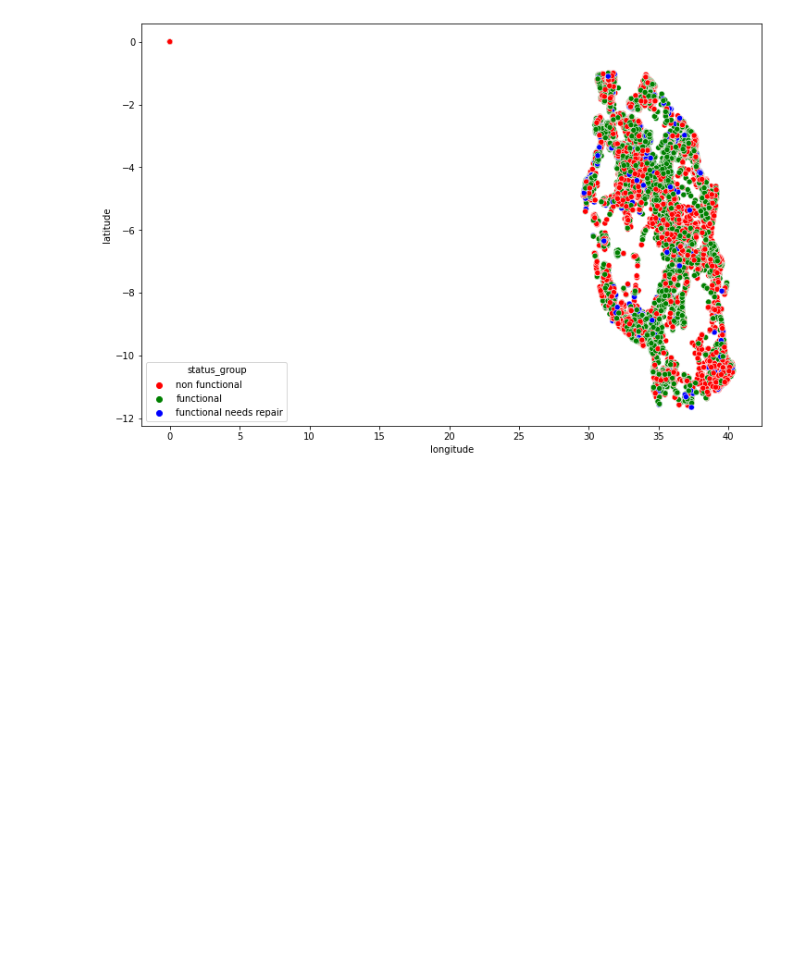
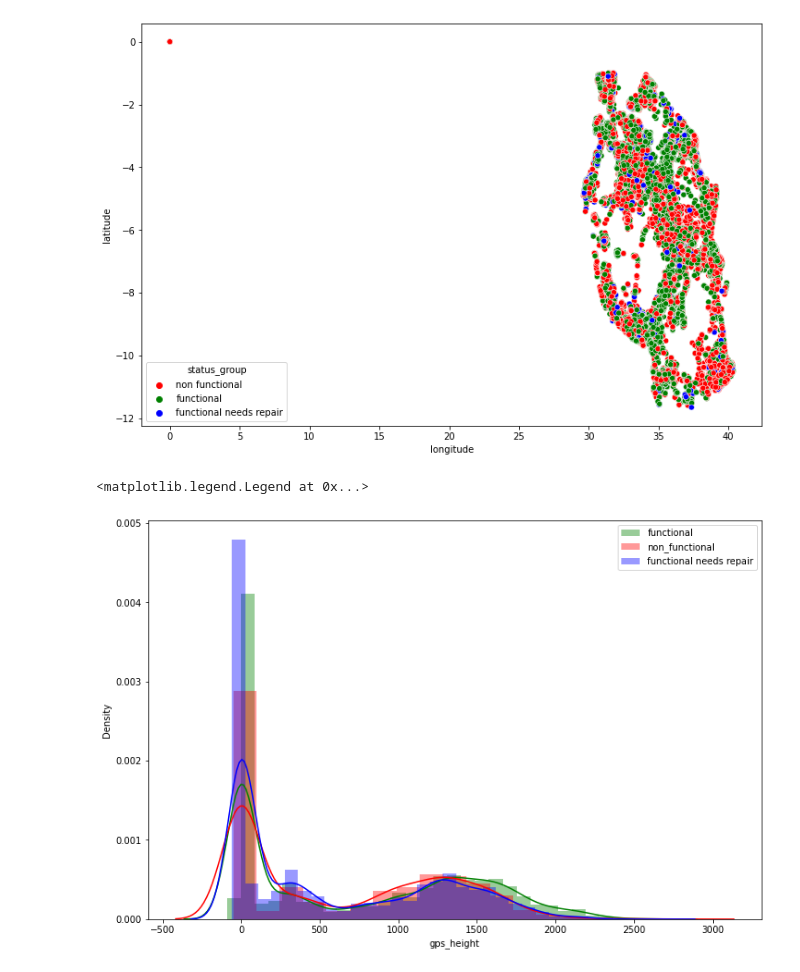
Before and after one commit to sukuzhanay/PySpark-and-BigData-Exploring-a-huge-dataset, a Jupyter notebook: code_empty.ipynb, the cells around one changed output. Drawn from its saved outputs; the diff is of its cells as text; code cells hidden in the pictures; blank space fills up the shorter version.

```diff
--- a/code_empty.ipynb
+++ b/code_empty.ipynb
@@ -338,3 +338,16 @@ sns.scatterplot(x='longitude', y='latitude', data=df, hue='status_group', ax=ax,
 # %% [output]
 <matplotlib.axes._subplots.AxesSubplot at 0x...>
 [figure]
+# %%
+row_functional=(df['status_group']=='functional')
+row_non_functional=(df['status_group']=='functional needs repair')
+row_repair=(df['status_group']=='non functional')
+col = 'gps_height'
+fig, ax = plt.subplots(figsize=(12,8))
+sns.distplot(df[col][row_functional], color='green', label='functional', ax=ax)
+sns.distplot(df[col][row_non_functional],color='red',label='non_functional', ax=ax)
+sns.distplot(df[col][row_repair], color='blue', label='functional needs repair', ax=ax)
+plt.legend()
+# %% [output]
+<matplotlib.legend.Legend at 0x...>
+[figure, added]
```
Also changed, not shown: parts of 1 cell of this notebook.
